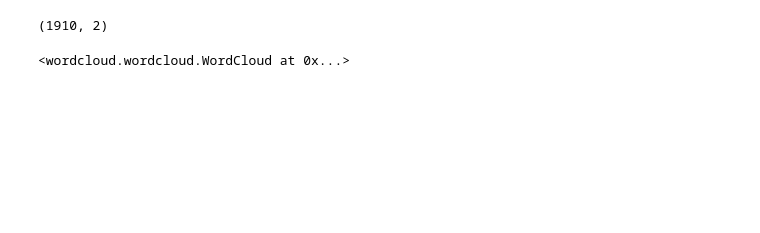
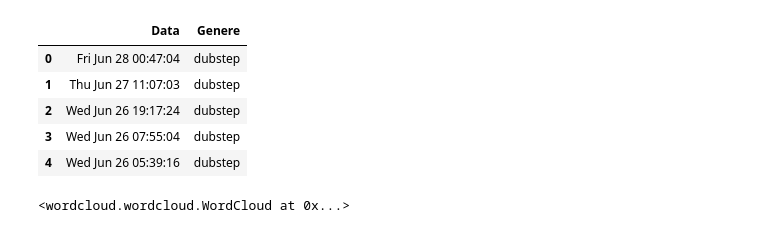
Before and after one commit to pkasela/Sound-of-Data, a Jupyter notebook: DataViz/Serious_one.ipynb, the cells around one changed output. Drawn from its saved outputs; the diff is of its cells as text; code cells hidden in the pictures; blank space fills up the shorter version.

```diff
--- a/DataViz/Serious_one.ipynb
+++ b/DataViz/Serious_one.ipynb
@@ -4,6 +8,2 @@ import numpy as np
 # %%
-dfug = pd.read_csv("prova.csv")
+df_with_genre = pd.read_csv("Genres.csv")
-# %%
-dfug.shape
-# %% [output]
-(1910, 2)
@@ -17,0 +10,9 @@ from PIL import Image
+# %%
+df_with_genre.head()
+# %% [output]
+|  | Data | Genere |
+| 0 | Fri Jun 28 00:47:04 | dubstep |
+| 1 | Thu Jun 27 11:07:03 | dubstep |
+| 2 | Wed Jun 26 19:17:24 | dubstep |
+| 3 | Wed Jun 26 07:55:04 | dubstep |
+| 4 | Wed Jun 26 05:39:16 | dubstep |
```
Also changed, not shown: parts of 6 cells of this notebook, 3 other files.
